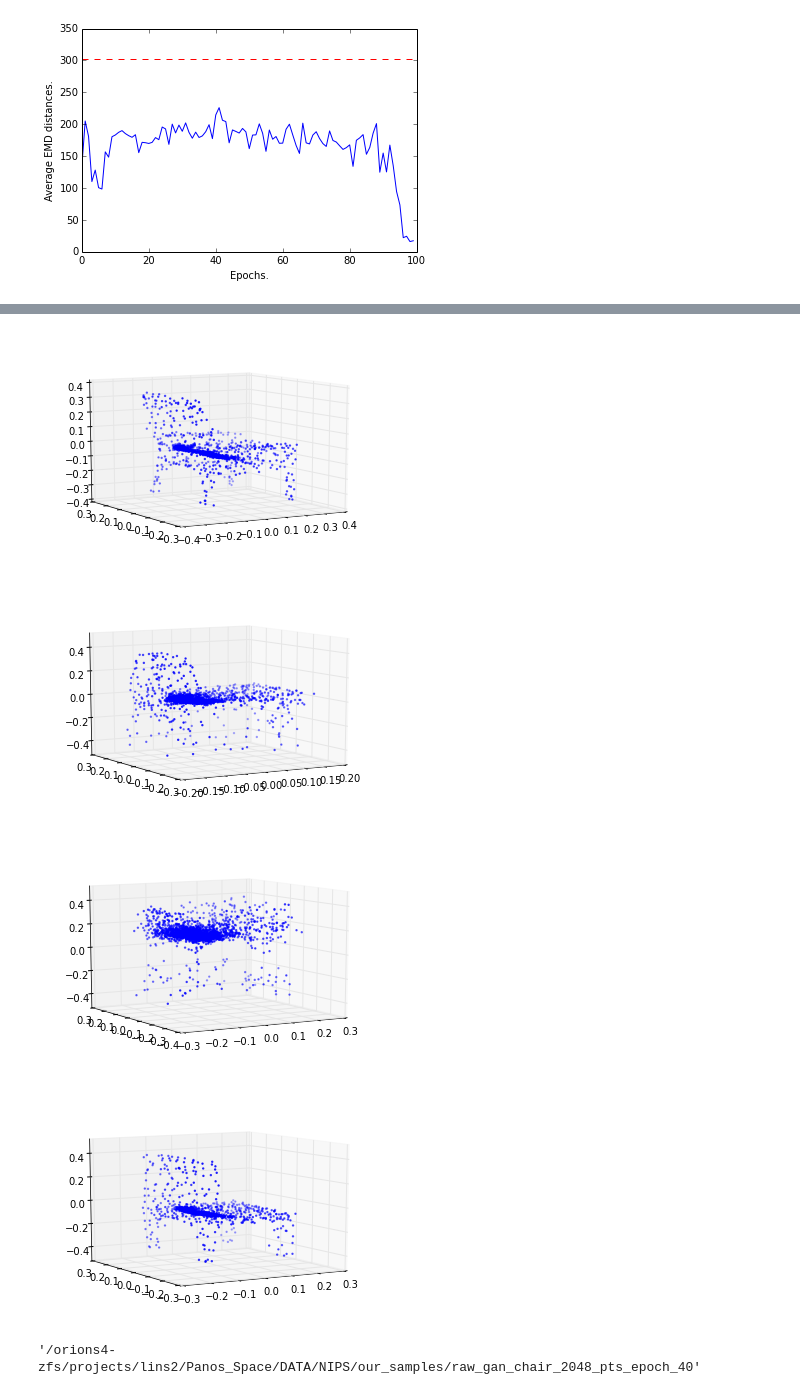
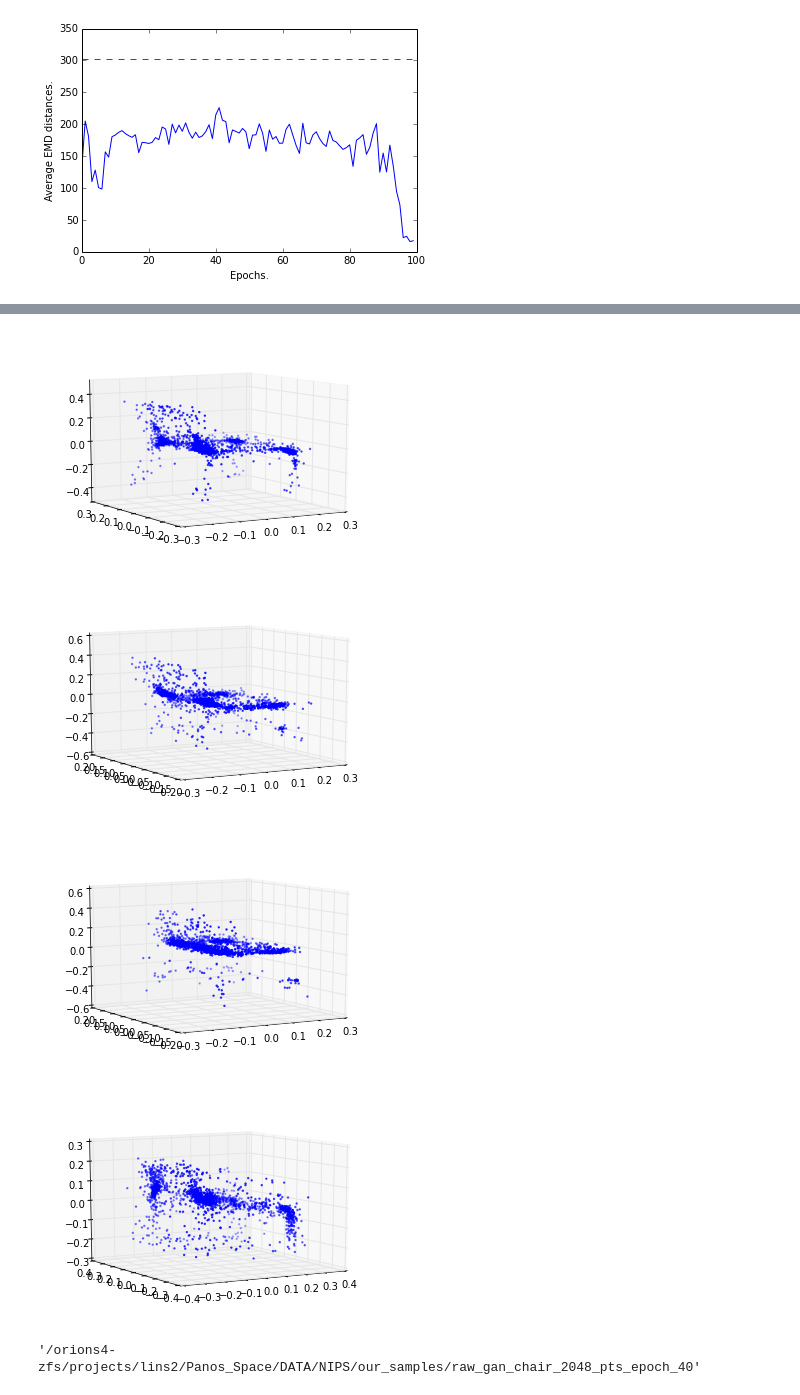
Before and after one commit to optas/tf_lab, a Jupyter notebook: notebooks/panos/nips/training/raw_gan.ipynb, the cells around one changed output, grey strips where cells are left out. Saved outputs shown, nothing was run; the diff lists cells and outputs as text; code cells hidden in the pictures.

```diff
--- a/notebooks/panos/nips/training/raw_gan.ipynb
+++ b/notebooks/panos/nips/training/raw_gan.ipynb
@@ -54,7 +57,10 @@ voxel_resolution = 32
 class_name = raw_input('Give me the class type.\n').lower()
 syn_id = shape_net_category_to_synth_id()[class_name]
 synthetic_data_out_dir = '/orions4-zfs/projects/lins2/Panos_Space/DATA/NIPS/our_samples/'
-experiment_name = 'raw_gan_' + class_name +'_' + str(n_pc_samples) +  '_pts'
+
+
+experiment_name = 'test_raw_gan'
+# = 'raw_gan_' + class_name +'_' + str(n_pc_samples) +  '_pts'
 # %% [output]
 Give me the class type.
 chair
@@ -77,26 +83,36 @@ train_data = PointCloudDataSet(full_pclouds)
 # %% [output]
 6778 files containing complete point clouds were found.
 # %%
+max_epochs = 100
+batch_size = 50
+
+noise_params = {'mu':0, 'sigma': 0.5}
+
+noise_dim = 512
+
 init_lr = 0.0005
-max_epochs = 500
-batch_size = 50
-noise_params = {'mu':0, 'sigma': 1}
 
 n_syn_samples = train_data.num_examples  # Same number as original GT data.
 accum_syn_data = []
 train_stats = []
 
+disc_kwargs = {'non_linearity': leaky_relu}
+gen_kwargs = {'bnorm': True}
+
 reset_tf_graph()
-gan = RawGAN(experiment_name, learning_rate=init_lr, n_output=[n_pc_samples, 3])
+
+gan = RawGAN(experiment_name, init_lr, [n_pc_samples, 3], noise_dim,
+             mlp_discriminator, point_cloud_generator,
+             gen_kwargs=gen_kwargs, disc_kwargs=disc_kwargs)
 # %%
-# if do_training:
-#     for _ in range(max_epochs):
+if do_training:
+    for _ in range(max_epochs):
 #         checkpoint_path = osp.join(train_dir, model_saver_id)
-#         loss, duration = gan._single_epoch_train(train_data, batch_size, noise_params)
-#         epoch = int(gan.sess.run(gan.epoch.assign_add(tf.constant(1.0))))
-#         print epoch, loss, duration
+        loss, duration = gan._single_epoch_train(train_data, batch_size, noise_params)
+        epoch = int(gan.sess.run(gan.epoch.assign_add(tf.constant(1.0))))
+        print epoch, loss, duration
 #         if save_model:
 #             gan.saver.save(gan.sess, checkpoint_path, global_step=gan.epoch)
-#         train_stats.append((epoch,) + loss)
-#         accum_syn_data.append(gan.generate(n_syn_samples, noise_params))
+        train_stats.append((epoch,) + loss)
+        accum_syn_data.append(gan.generate(n_syn_samples, noise_params))
 # %% [output]
@@ -190,13 +166,13 @@ plt.plot(range(len(mean_emd_dists)), np.ones(len(mean_emd_dists)) * 302.4, '--r'
 [<matplotlib.lines.Line2D at 0x...>]
 [figure]
 # %%
-epoch_to_check = 40
+epoch_to_check = 20
 check_data = accum_syn_data[epoch_to_check]
 rids = np.random.choice(range(len(check_data)), size=5, replace=False)
 
 for i in range(5):
     Point_Cloud(check_data[rids[i]]).plot()
 
-save_out = osp.join(synthetic_data_out_dir, experiment_name + '_epoch_' + str(epoch_to_check))
-np.savez(save_out, check_data)
+# save_out = osp.join(synthetic_data_out_dir, experiment_name + '_epoch_' + str(epoch_to_check))
+# np.savez(save_out, check_data)
 # %% [output]
@@ -204,7 +180,7 @@ np.savez(save_out, check_data)
-[figure, old version]
+[figure, new version]
-[figure, old version]
+[figure, new version]
-[figure, old version]
+[figure, new version]
-[figure, old version]
+[figure, new version]
 # %%
 save_out
 # %% [output]
```
Also changed, not shown: parts of 7 cells of this notebook, 10 other files.
